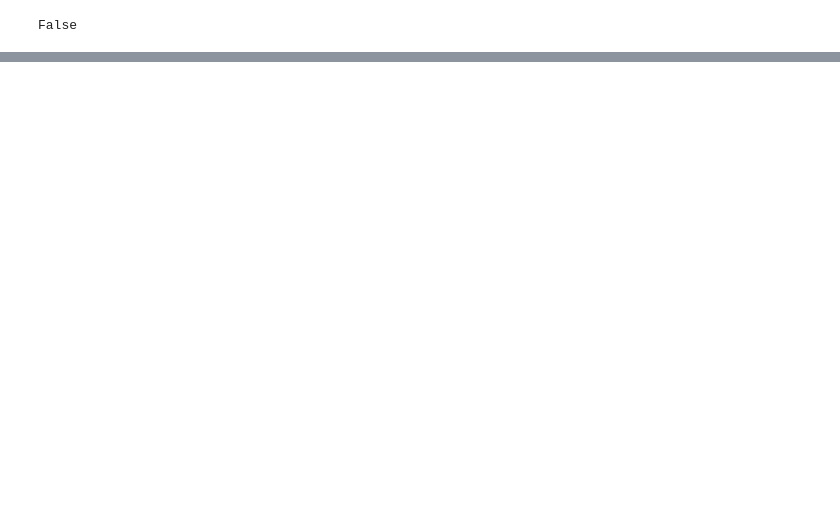
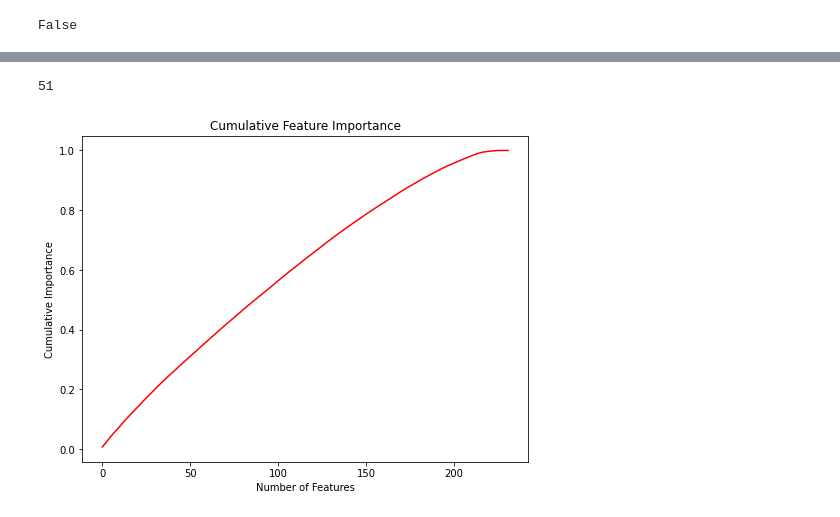
Before and after one commit to CNIU1997/BA_888, a Jupyter notebook: BA888_FE_Kiki.ipynb, the cells around one changed output, grey strips where cells are left out. Drawn from its saved outputs; the diff is of its cells as text; code cells hidden in the pictures; blank space fills up the shorter version.

```diff
--- a/BA888_FE_Kiki.ipynb
+++ b/BA888_FE_Kiki.ipynb
@@ -160,0 +275,6 @@ Accuracy: 0.6088838268792711
+# %%
+# features['cumulative_importance'] =
+
+features_cum_plot = np.cumsum(features_imp)
+features_cum_plot = pd.DataFrame(features_cum_plot)
+features_cum_plot
@@ -160,0 +295,15 @@ Accuracy: 0.6088838268792711
+# %%
+# 51 features required for 0.90 of cumulative importance
+len(features_cum_plot[(features_cum_plot > 0.90).all(1)])
+# %% [output]
+51
+# %%
+# Cumulative importance plot
+    plt.figure(figsize = (8, 6))
+    plt.plot(list(range(len(features_cum_plot))), features_cum_plot, 'r-')
+    plt.xlabel('Number of Features'); plt.ylabel('Cumulative Importance');
+    plt.title('Cumulative Feature Importance');
+    # plt.savefig('FE__cum_importance_RandomForest.jpg',dpi=300,bbox_inches="tight");
+    plt.show();
+# %% [output]
+[figure, added]
```
Also changed, not shown: parts of 45 cells of this notebook.
